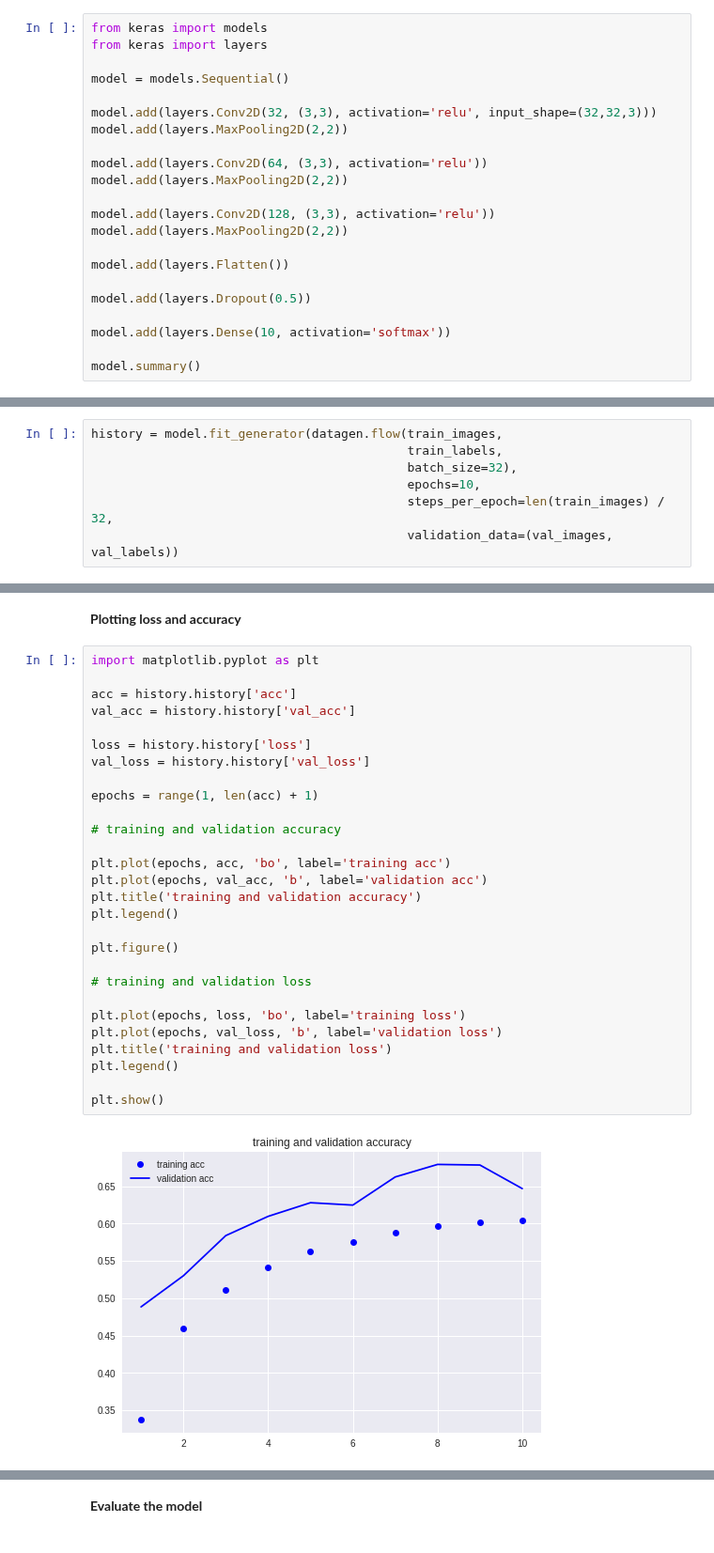
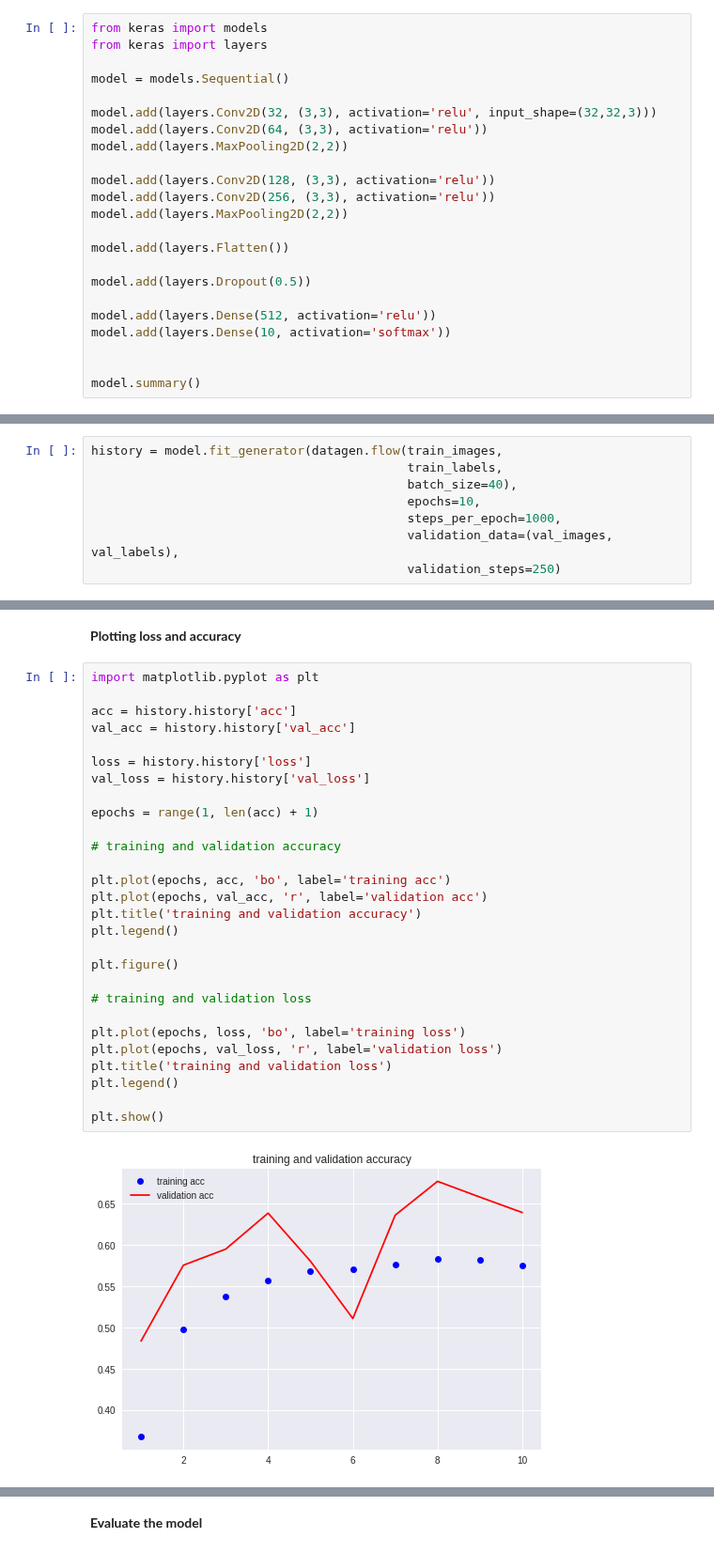
Before and after one commit to AnitaKirkovska/Machine_Learning_Class, a Jupyter notebook: HW2/My_Solutions/CIFAR10_Architecture_v4.ipynb, the cells around one changed output, grey strips where cells are left out. Shown at 94% size. Saved outputs shown, nothing was run; the diff lists cells and outputs as text.

Commit message:
Accuracy 63.96% with Data Aug+Drop out (low)

```diff
--- a/HW2/My_Solutions/CIFAR10_Architecture_v4.ipynb
+++ b/HW2/My_Solutions/CIFAR10_Architecture_v4.ipynb
@@ -48,20 +48,21 @@ from keras import layers
 model = models.Sequential()
 
 model.add(layers.Conv2D(32, (3,3), activation='relu', input_shape=(32,32,3)))
-model.add(layers.MaxPooling2D(2,2))
-
 model.add(layers.Conv2D(64, (3,3), activation='relu'))
 model.add(layers.MaxPooling2D(2,2))
 
 model.add(layers.Conv2D(128, (3,3), activation='relu'))
+model.add(layers.Conv2D(256, (3,3), activation='relu'))
 model.add(layers.MaxPooling2D(2,2))
 
 model.add(layers.Flatten())
 
 model.add(layers.Dropout(0.5))
 
+model.add(layers.Dense(512, activation='relu'))
 model.add(layers.Dense(10, activation='softmax'))
 
+
 model.summary()
 # %% [output]
 _________________________________________________________________
@@ -105,8 +106,9 @@ datagen.fit(train_images)
 # %%
 history = model.fit_generator(datagen.flow(train_images,
                                            train_labels,
-                                           batch_size=32),
+                                           batch_size=40),
                                            epochs=10,
-                                           steps_per_epoch=len(train_images) / 32,
-                                           validation_data=(val_images, val_labels))
+                                           steps_per_epoch=1000,
+                                           validation_data=(val_images, val_labels),
+                                           validation_steps=250)
 # %% [output]
@@ -132,30 +137,30 @@ Epoch 10/10
 # %%
 import matplotlib.pyplot as plt
 
 acc = history.history['acc']
 val_acc = history.history['val_acc']
 
 loss = history.history['loss']
 val_loss = history.history['val_loss']
 
 epochs = range(1, len(acc) + 1)
 
 # training and validation accuracy
 
 plt.plot(epochs, acc, 'bo', label='training acc')
-plt.plot(epochs, val_acc, 'b', label='validation acc')
+plt.plot(epochs, val_acc, 'r', label='validation acc')
 plt.title('training and validation accuracy')
 plt.legend()
 
 plt.figure()
 
 # training and validation loss
 
 plt.plot(epochs, loss, 'bo', label='training loss')
-plt.plot(epochs, val_loss, 'b', label='validation loss')
+plt.plot(epochs, val_loss, 'r', label='validation loss')
 plt.title('training and validation loss')
 plt.legend()
 
 plt.show()
 # %% [output]
-[figure, old version]
+[figure, new version]
```
Also changed, not shown: parts of 5 cells of this notebook.
